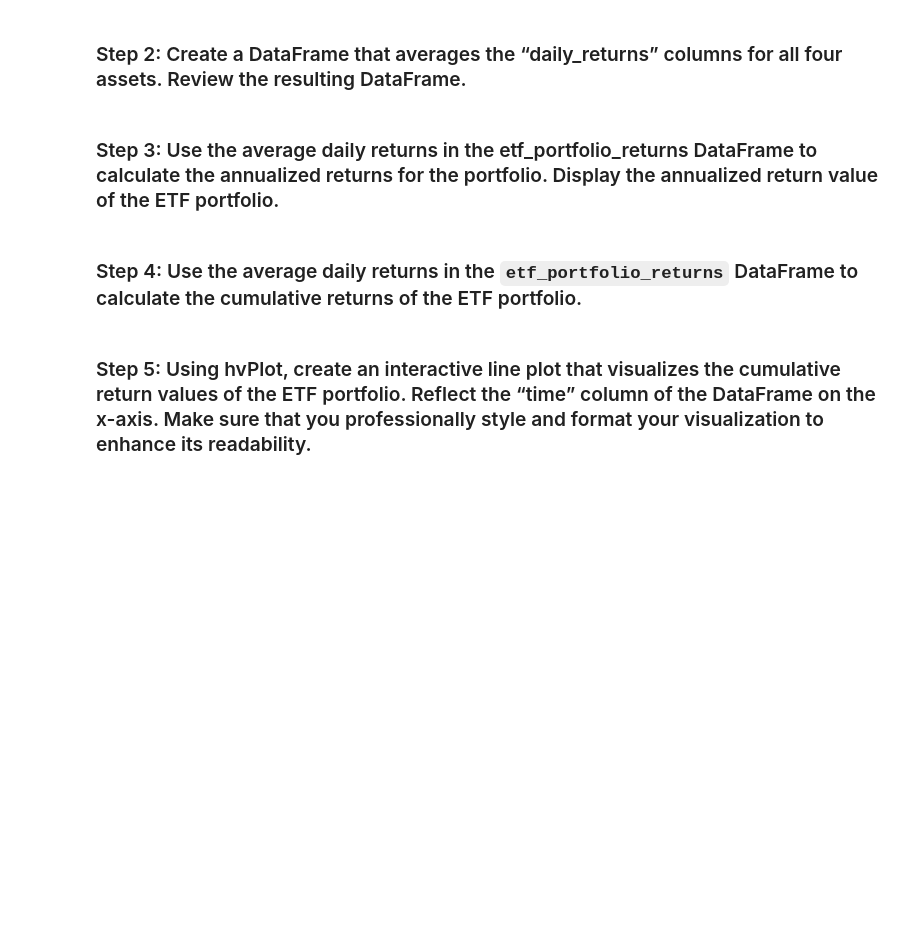
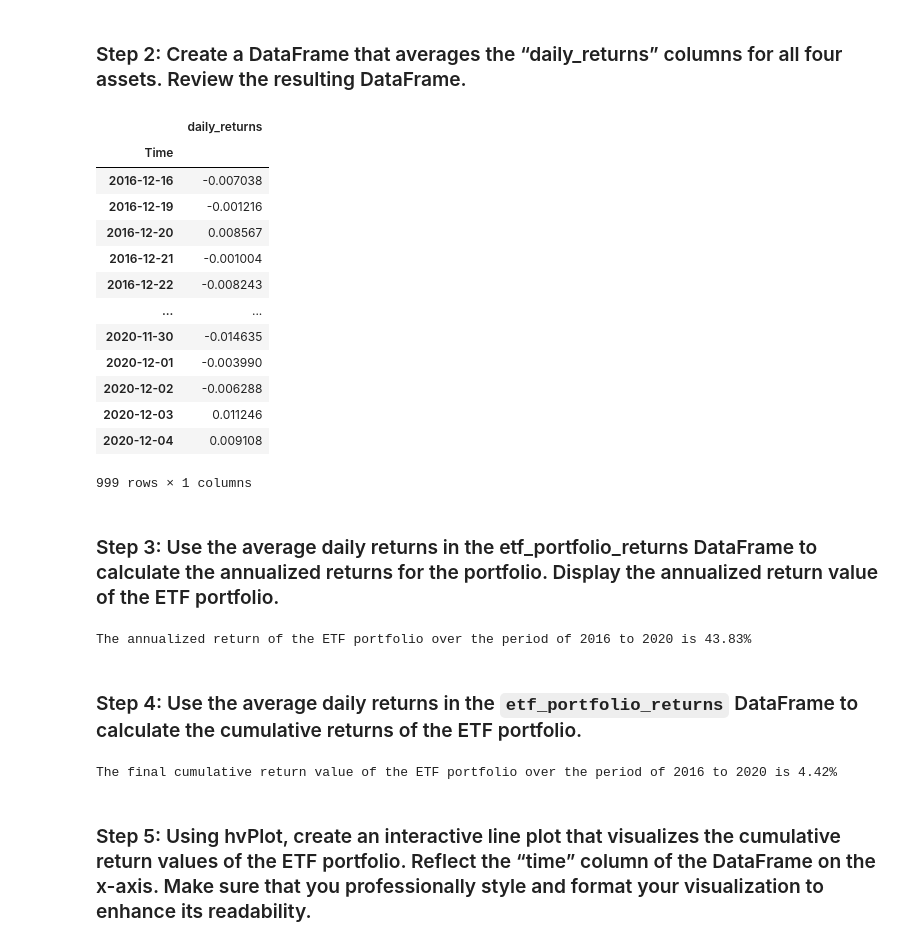
Before and after one commit to cdhendy/Passive_Investing, a Jupyter notebook: passive_investing.ipynb, the cells around one changed output. Cells and saved outputs as stored; diff of their text form; code cells hidden in the pictures; blank space fills up the shorter version.

```diff
--- a/passive_investing.ipynb
+++ b/passive_investing.ipynb
@@ -368,19 +383,34 @@ etf_portfolio
 # %%
 # Create a DataFrame that displays the mean value of the “daily_returns” columns for all four assets.
 etf_portfolio_returns = etf_portfolio.iloc[:,[6,13,20,27]].mean(axis=1)
 
-# Turn it into a dataframe
+# Create dataframe
 etf_portfolio_returns = pd.DataFrame(etf_portfolio_returns, columns=['daily_returns'])
 
-# Add time column for charting later
-etf_portfolio_returns['time'] = etf_portfolio.iloc[:,0]
+# Add time column
+etf_portfolio_returns['Time'] = etf_portfolio.iloc[:,0]
 
-# Set the index and cleanup the time column
-etf_portfolio_returns['time'] = etf_portfolio_returns['time'].astype('datetime64[s]')
-etf_portfolio_returns.set_index('time', inplace=True)
+# Set the index and cleanup time column
+etf_portfolio_returns['Time'] = etf_portfolio_returns['Time'].astype('datetime64[s]')
+etf_portfolio_returns.set_index('Time', inplace=True)
 
 # Review the resulting DataFrame
 etf_portfolio_returns
+# %% [output]
+|  | daily_returns |
+| Time |  |
+| 2016-12-16 | -0.007038 |
+| 2016-12-19 | -0.001216 |
+| 2016-12-20 | 0.008567 |
+| 2016-12-21 | -0.001004 |
+| 2016-12-22 | -0.008243 |
+| ... | ... |
+| 2020-11-30 | -0.014635 |
+| 2020-12-01 | -0.003990 |
+| 2020-12-02 | -0.006288 |
+| 2020-12-03 | 0.011246 |
+| 2020-12-04 | 0.009108 |
+999 rows × 1 columns
 # %% [markdown]
 ### Step 3: Use the average daily returns in the etf_portfolio_returns DataFrame to calculate the annualized returns for the portfolio. Display the annualized return value of the ETF portfolio.
 # %%
@@ -390,6 +420,8 @@ annualized_etf_portfolio_returns = (etf_portfolio_returns.mean()*252*100)[0]
 
 # Display the annualized return value of the ETF portfolio.
 print(f'The annualized return of the ETF portfolio over the period of 2016 to 2020 is {annualized_etf_portfolio_returns:.2f}%')
+# %% [output]
+The annualized return of the ETF portfolio over the period of 2016 to 2020 is 43.83%
 # %% [markdown]
 ### Step 4: Use the average daily returns in the `etf_portfolio_returns` DataFrame to calculate the cumulative returns of the ETF portfolio.
 # %%
@@ -400,6 +432,8 @@ etf_cumulative_returns = (1 + etf_portfolio_returns['daily_returns']).cumprod()
 
 # Display the final cumulative return value
 print(f'The final cumulative return value of the ETF portfolio over the period of 2016 to 2020 is {etf_cumulative_returns[-1]:.2f}%')
+# %% [output]
+The final cumulative return value of the ETF portfolio over the period of 2016 to 2020 is 4.42%
 # %% [markdown]
 ### Step 5: Using hvPlot, create an interactive line plot that visualizes the cumulative return values of the ETF portfolio. Reflect the “time” column of the DataFrame on the x-axis. Make sure that you professionally style and format your visualization to enhance its readability.
 # %%
```
Also changed, not shown: parts of 6 cells of this notebook, 1 other file.
